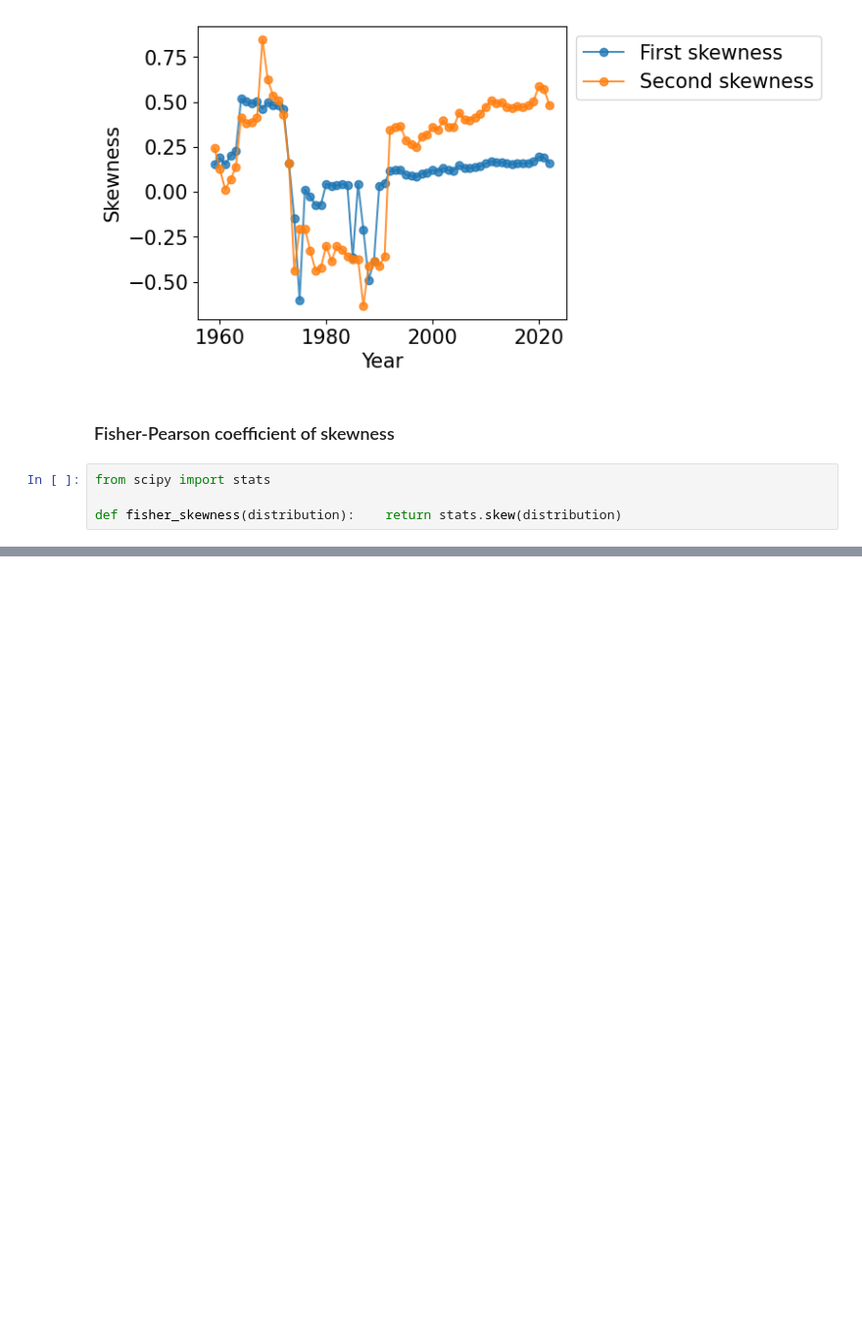
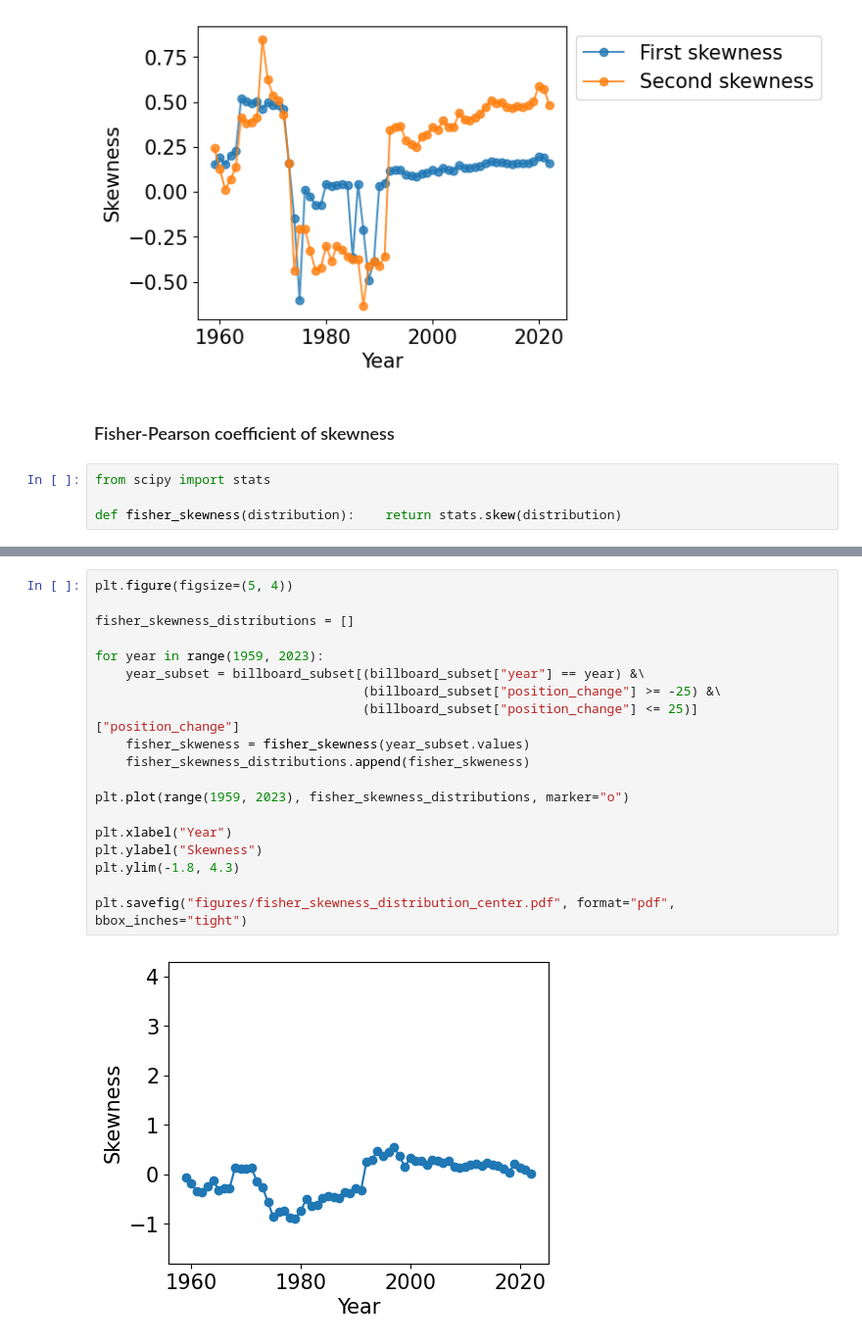
Before and after one commit to martalech/pop_charts_dynamics, a Jupyter notebook: position_change_distribution_analysis.ipynb, the cells around one changed output, grey strips where cells are left out. Shown: that part at 98% size. Drawn from its saved outputs; the diff is of its cells as text; blank space fills up the shorter version.

Commit message:
Corrected skewness

```diff
--- a/position_change_distribution_analysis.ipynb
+++ b/position_change_distribution_analysis.ipynb
@@ -227,0 +229,21 @@ plt.savefig("figures/fisher_skewness_distribution.pdf", format="pdf", bbox_inche
+# %%
+plt.figure(figsize=(5, 4))
+
+fisher_skewness_distributions = []
+
+for year in range(1959, 2023):
+    year_subset = billboard_subset[(billboard_subset["year"] == year) &\
+                                   (billboard_subset["position_change"] >= -25) &\
+                                   (billboard_subset["position_change"] <= 25)]["position_change"]
+    fisher_skweness = fisher_skewness(year_subset.values)
+    fisher_skewness_distributions.append(fisher_skweness)
+
+plt.plot(range(1959, 2023), fisher_skewness_distributions, marker="o")
+
+plt.xlabel("Year")
+plt.ylabel("Skewness")
+plt.ylim(-1.8, 4.3)
+
+plt.savefig("figures/fisher_skewness_distribution_center.pdf", format="pdf", bbox_inches="tight")
+# %% [output]
+[figure, added]
```
Also changed, not shown: parts of 1 cell of this notebook, 2 other files.
